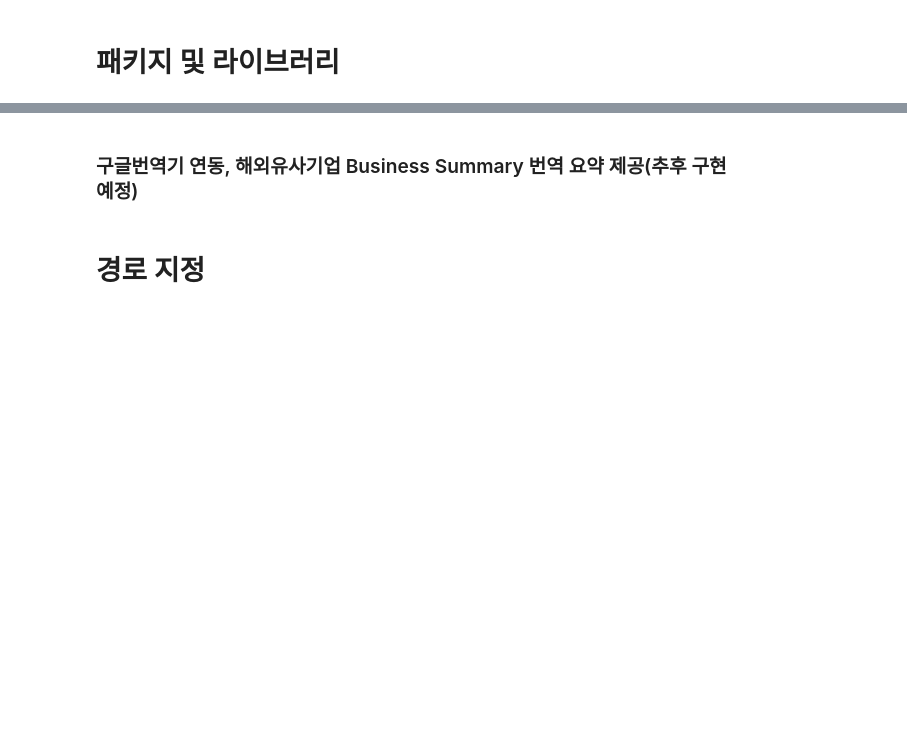
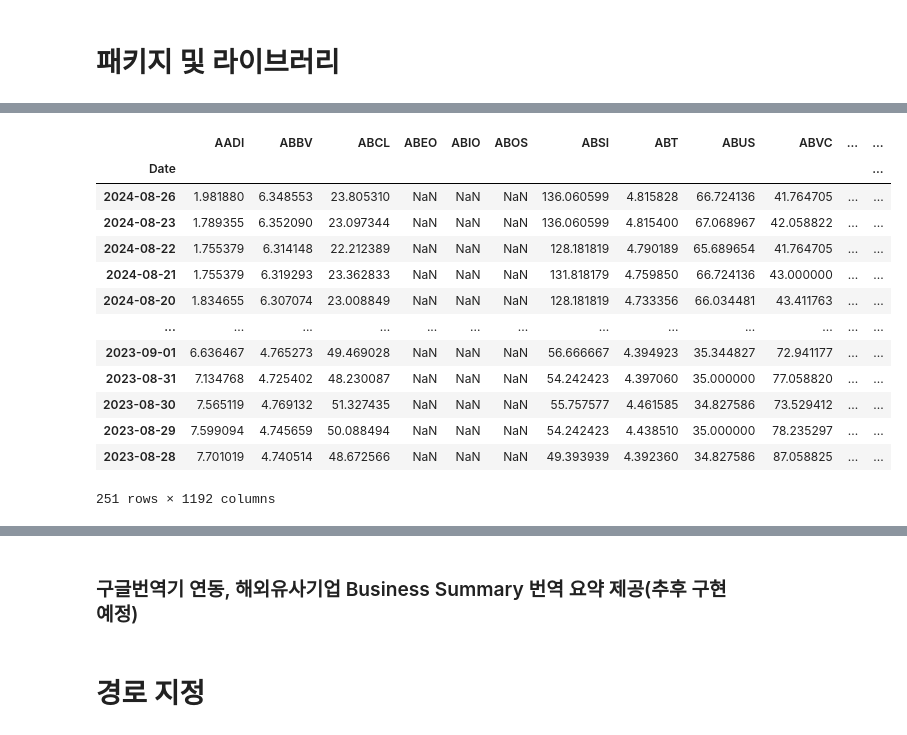
Before and after one commit to DongwooChae/QuantifyPro, a Jupyter notebook: Python_portfolio/yahoo_fn.ipynb, the cells around one changed output, grey strips where cells are left out. Drawn from its saved outputs; the diff is of its cells as text; code cells hidden in the pictures; blank space fills up the shorter version.

```diff
--- a/Python_portfolio/yahoo_fn.ipynb
+++ b/Python_portfolio/yahoo_fn.ipynb
@@ -11,0 +19,3 @@ import openpyxl
+# %%
+# 데이터셋 인덱스 설정
+healthcare_data.set_index(['Ticker', 'Name'], inplace=True)
@@ -11,0 +115,17 @@ import openpyxl
+# %%
+healthcare_multiple
+# %% [output]
+|  | AADI | ABBV | ABCL | ABEO | ABIO | ABOS | ABSI | ABT | ABUS | ABVC | ... | ... |
+| Date |  |  |  |  |  |  |  |  |  |  |  | ... |
+| 2024-08-26 | 1.981880 | 6.348553 | 23.805310 | NaN | NaN | NaN | 136.060599 | 4.815828 | 66.724136 | 41.764705 | ... | ... |
+| 2024-08-23 | 1.789355 | 6.352090 | 23.097344 | NaN | NaN | NaN | 136.060599 | 4.815400 | 67.068967 | 42.058822 | ... | ... |
+| 2024-08-22 | 1.755379 | 6.314148 | 22.212389 | NaN | NaN | NaN | 128.181819 | 4.790189 | 65.689654 | 41.764705 | ... | ... |
+| 2024-08-21 | 1.755379 | 6.319293 | 23.362833 | NaN | NaN | NaN | 131.818179 | 4.759850 | 66.724136 | 43.000000 | ... | ... |
+| 2024-08-20 | 1.834655 | 6.307074 | 23.008849 | NaN | NaN | NaN | 128.181819 | 4.733356 | 66.034481 | 43.411763 | ... | ... |
+| ... | ... | ... | ... | ... | ... | ... | ... | ... | ... | ... | ... | ... |
+| 2023-09-01 | 6.636467 | 4.765273 | 49.469028 | NaN | NaN | NaN | 56.666667 | 4.394923 | 35.344827 | 72.941177 | ... | ... |
+| 2023-08-31 | 7.134768 | 4.725402 | 48.230087 | NaN | NaN | NaN | 54.242423 | 4.397060 | 35.000000 | 77.058820 | ... | ... |
+| 2023-08-30 | 7.565119 | 4.769132 | 51.327435 | NaN | NaN | NaN | 55.757577 | 4.461585 | 34.827586 | 73.529412 | ... | ... |
+| 2023-08-29 | 7.599094 | 4.745659 | 50.088494 | NaN | NaN | NaN | 54.242423 | 4.438510 | 35.000000 | 78.235297 | ... | ... |
+| 2023-08-28 | 7.701019 | 4.740514 | 48.672566 | NaN | NaN | NaN | 49.393939 | 4.392360 | 34.827586 | 87.058825 | ... | ... |
+251 rows × 1192 columns
```
Also changed, not shown: parts of 11 cells of this notebook, 4 other files.
